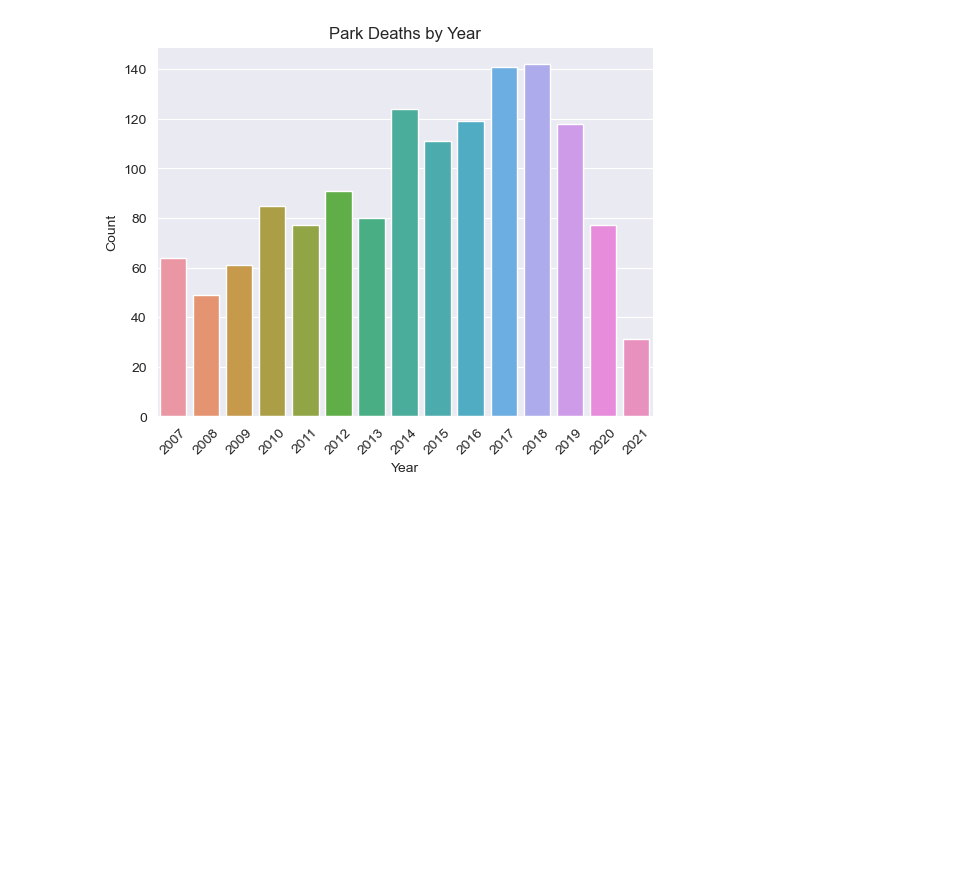
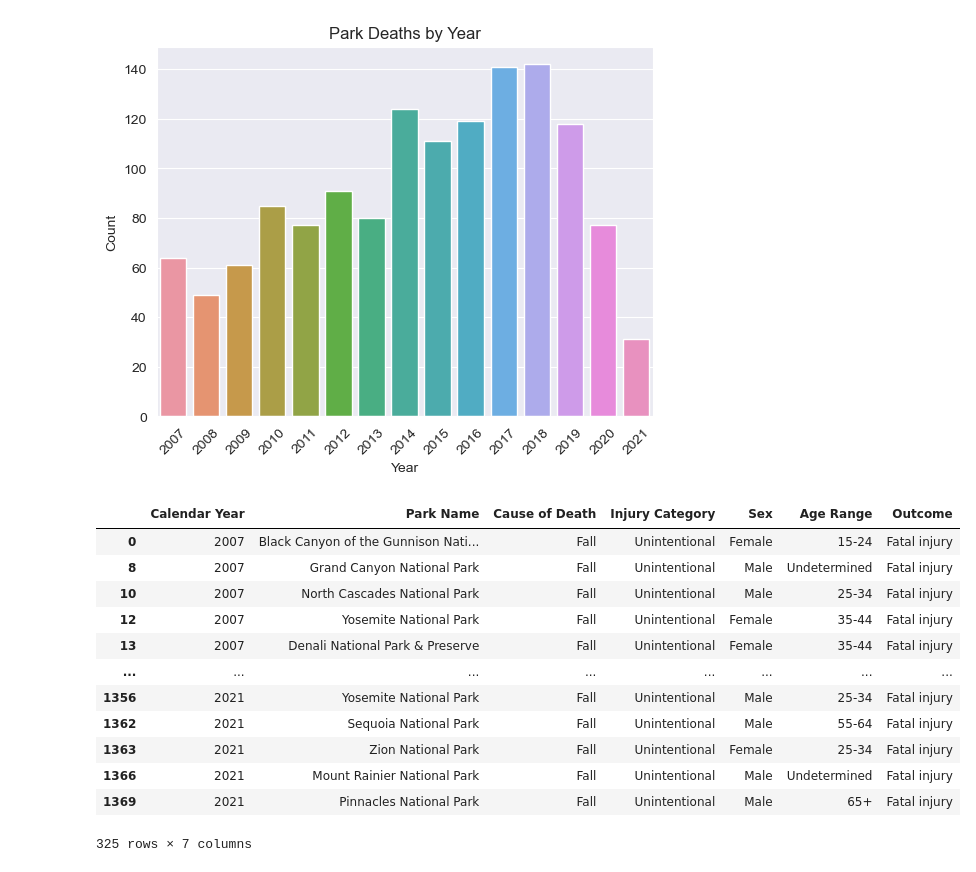
Before and after one commit to TheresaAnnSmith/National-Park-Project, a Jupyter notebook: notebooks/park_deaths.ipynb, the cells around one changed output. Cells and saved outputs as stored; diff of their text form; code cells hidden in the pictures; blank space fills up the shorter version.

```diff
--- a/notebooks/park_deaths.ipynb
+++ b/notebooks/park_deaths.ipynb
@@ -381,3 +381,21 @@ plt.title ('Park Deaths by Year')
 # %% [output]
 Text(0.5, 1.0, 'Park Deaths by Year')
 [figure]
+# %%
+falls = mortality_data.loc[mortality_data['Cause of Death']== "Fall"] # which park has the most falls?
+# %%
+falls
+# %% [output]
+|  | Calendar Year | Park Name | Cause of Death | Injury Category | Sex | Age Range | Outcome |
+| 0 | 2007 | Black Canyon of the Gunnison Nati... | Fall | Unintentional | Female | 15-24 | Fatal injury |
+| 8 | 2007 | Grand Canyon National Park | Fall | Unintentional | Male | Undetermined | Fatal injury |
+| 10 | 2007 | North Cascades National Park | Fall | Unintentional | Male | 25-34 | Fatal injury |
+| 12 | 2007 | Yosemite National Park | Fall | Unintentional | Female | 35-44 | Fatal injury |
+| 13 | 2007 | Denali National Park & Preserve | Fall | Unintentional | Female | 35-44 | Fatal injury |
+| ... | ... | ... | ... | ... | ... | ... | ... |
+| 1356 | 2021 | Yosemite National Park | Fall | Unintentional | Male | 25-34 | Fatal injury |
+| 1362 | 2021 | Sequoia National Park | Fall | Unintentional | Male | 55-64 | Fatal injury |
+| 1363 | 2021 | Zion National Park | Fall | Unintentional | Female | 25-34 | Fatal injury |
+| 1366 | 2021 | Mount Rainier National Park | Fall | Unintentional | Male | Undetermined | Fatal injury |
+| 1369 | 2021 | Pinnacles National Park | Fall | Unintentional | Male | 65+ | Fatal injury |
+325 rows × 7 columns
```
Also changed, not shown: parts of 1 cell of this notebook, 1 other file.
